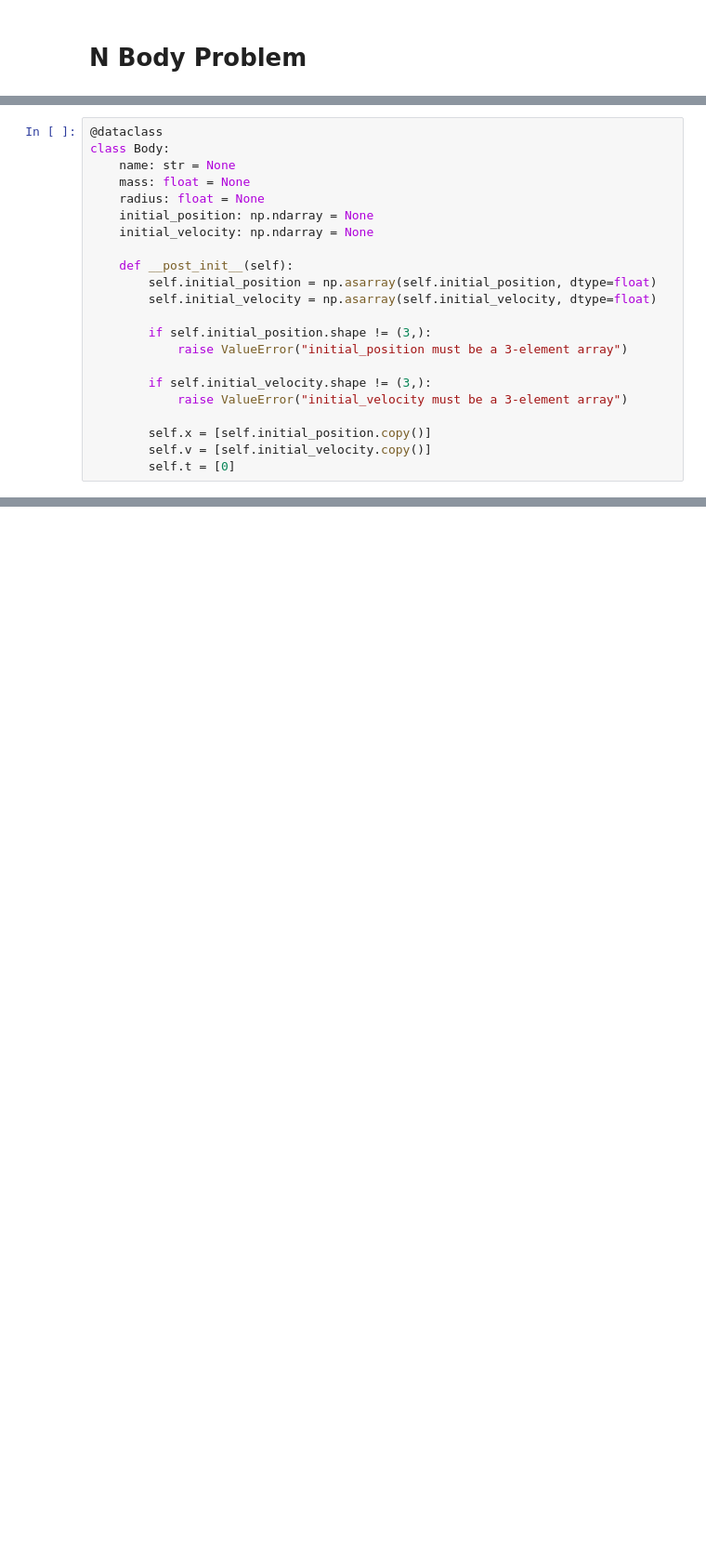
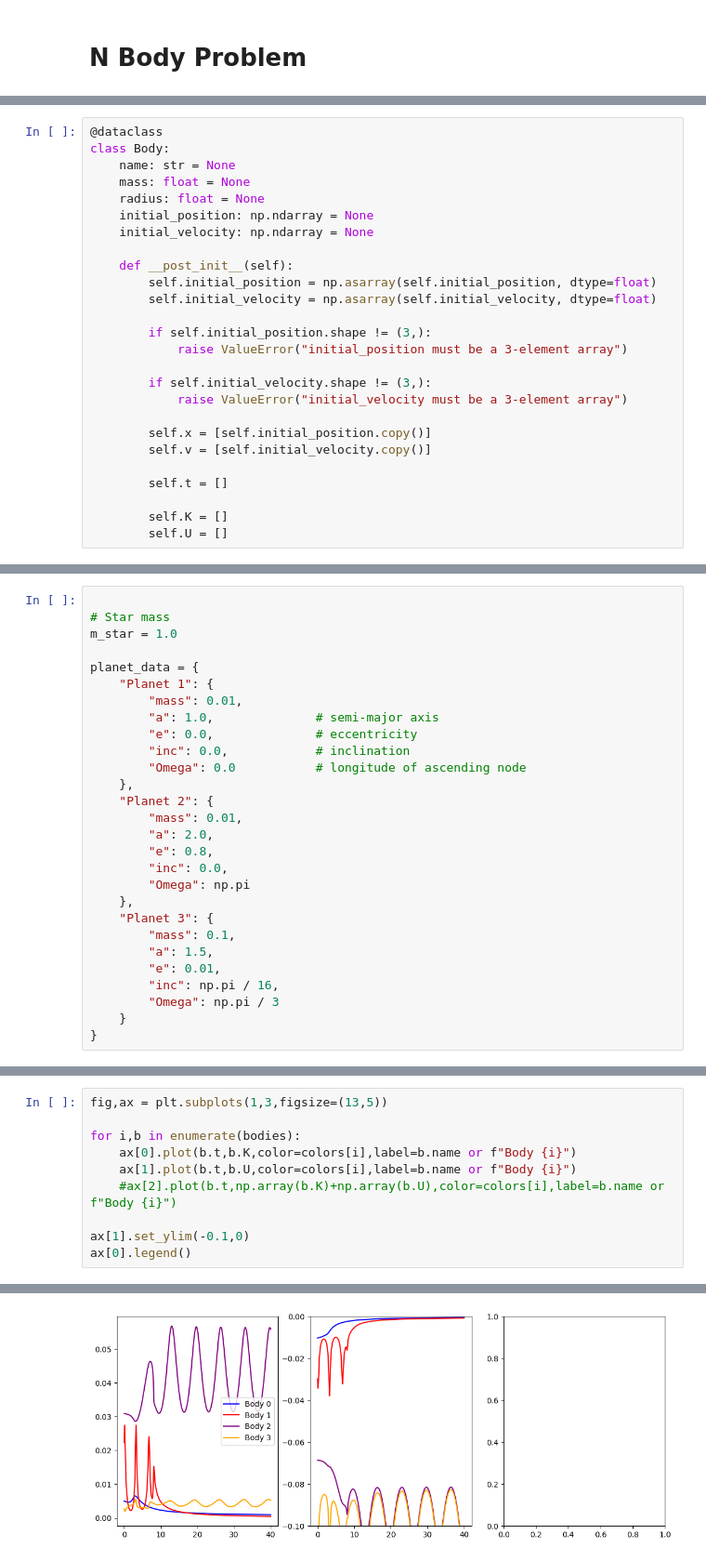
Before and after one commit to robertoinfurna/GRAVITY, a Jupyter notebook: planetary_system.ipynb, the cells around one changed output, grey strips where cells are left out. Shown: that part at 93% size. Cells and saved outputs as stored; diff of their text form; blank space fills up the shorter version.

```diff
--- a/planetary_system.ipynb
+++ b/planetary_system.ipynb
@@ -219,7 +230,11 @@ class Body:
 
         self.x = [self.initial_position.copy()]
         self.v = [self.initial_velocity.copy()]
-        self.t = [0]
+
+        self.t = []
+
+        self.K = []
+        self.U = []
 # %%
 
 def make_binary_system(m_1,m_2,a,e,i,phi):
@@ -385,2 +617,30 @@ def evolve_system(bodies, t_end, dt=None, adapt_dt=True, eta=0.03):
+# %%
+
+# Star mass
+m_star = 1.0
+
+planet_data = {
+    "Planet 1": {
+        "mass": 0.01,
+        "a": 1.0,              # semi-major axis
+        "e": 0.0,              # eccentricity
+        "inc": 0.0,            # inclination
+        "Omega": 0.0           # longitude of ascending node
+    },
+    "Planet 2": {
+        "mass": 0.01,
+        "a": 2.0,
+        "e": 0.8,
+        "inc": 0.0,
+        "Omega": np.pi
+    },
+    "Planet 3": {
+        "mass": 0.1,
+        "a": 1.5,
+        "e": 0.01,
+        "inc": np.pi / 16,
+        "Omega": np.pi / 3
+    }
+}
 # %%
 
@@ -438,0 +713,11 @@ plot_3d_orbits(bodies, t_max=10,step_marker=100)
+# %%
+fig,ax = plt.subplots(1,3,figsize=(13,5))
+
+for i,b in enumerate(bodies):
+    ax[0].plot(b.t,b.K,color=colors[i],label=b.name or f"Body {i}")
+    ax[1].plot(b.t,b.U,color=colors[i],label=b.name or f"Body {i}")
+    #ax[2].plot(b.t,np.array(b.K)+np.array(b.U),color=colors[i],label=b.name or f"Body {i}")
+
+ax[1].set_ylim(-0.1,0)
+ax[0].legend()
+# %% [output]
@@ -438,0 +725 @@ plot_3d_orbits(bodies, t_max=10,step_marker=100)
+[figure, added]
```
Also changed, not shown: parts of 16 cells of this notebook.
